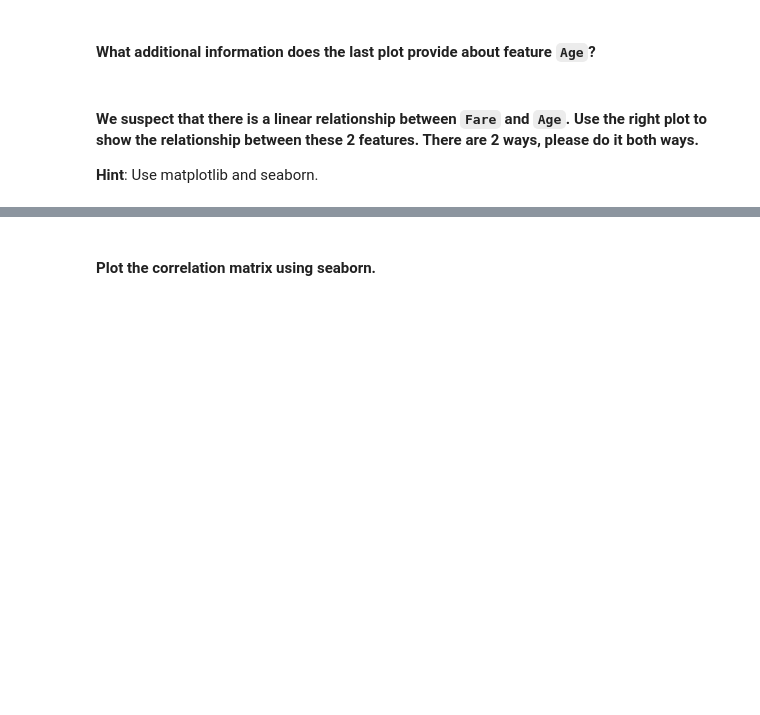
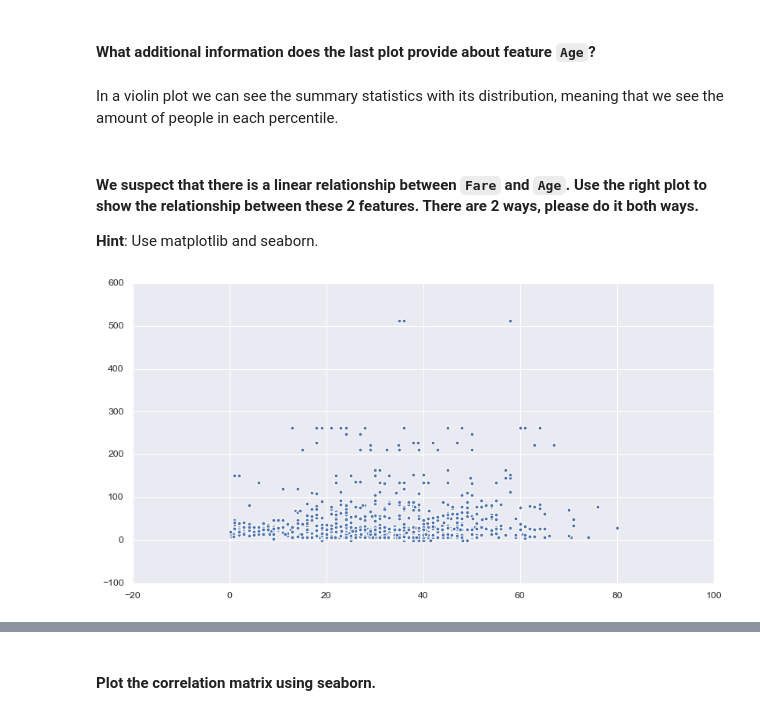
Before and after one commit to Ironhack-Data-Madrid-Octubre-2023/5.2-lab_matplotlib_seaborn, a Jupyter notebook: your-code/main.ipynb, the cells around one changed output, grey strips where cells are left out. Saved outputs shown, nothing was run; the diff lists cells and outputs as text; code cells hidden in the pictures; blank space fills up the shorter version.

```diff
--- a/your-code/main.ipynb
+++ b/your-code/main.ipynb
@@ -280,3 +276,5 @@ your comments here
+# %% [markdown]
+In a violin plot we can see the summary statistics with its distribution, meaning that we see the amount of people in each percentile.
 # %% [markdown]
 #### We suspect that there is a linear relationship between `Fare` and `Age`. Use the right plot to show the relationship between these 2 features. There are 2 ways, please do it both ways.
 **Hint**: Use matplotlib and seaborn.
@@ -288,0 +281,5 @@ your comments here
+# %%
+# Method 1 - matplotlib
+plt.scatter(y=titanic['Fare'], x=titanic['Age']);
+# %% [output]
+[figure, added]
```
Also changed, not shown: parts of 12 cells of this notebook.
